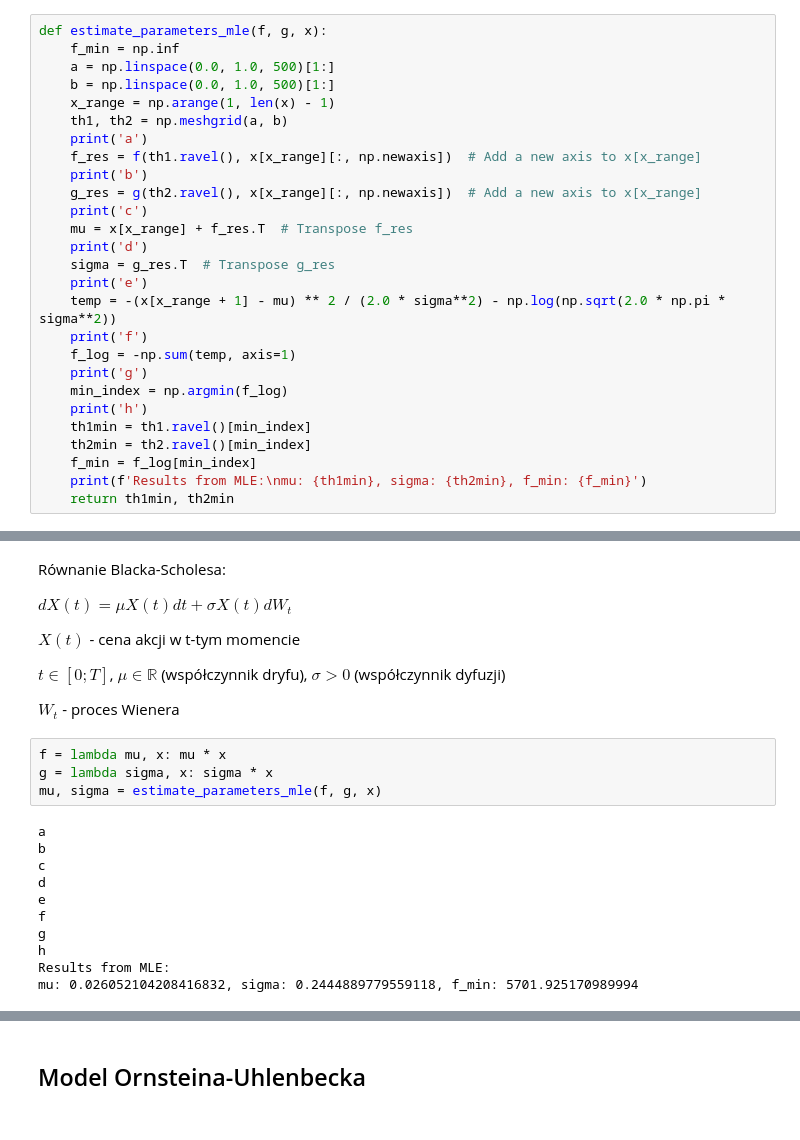
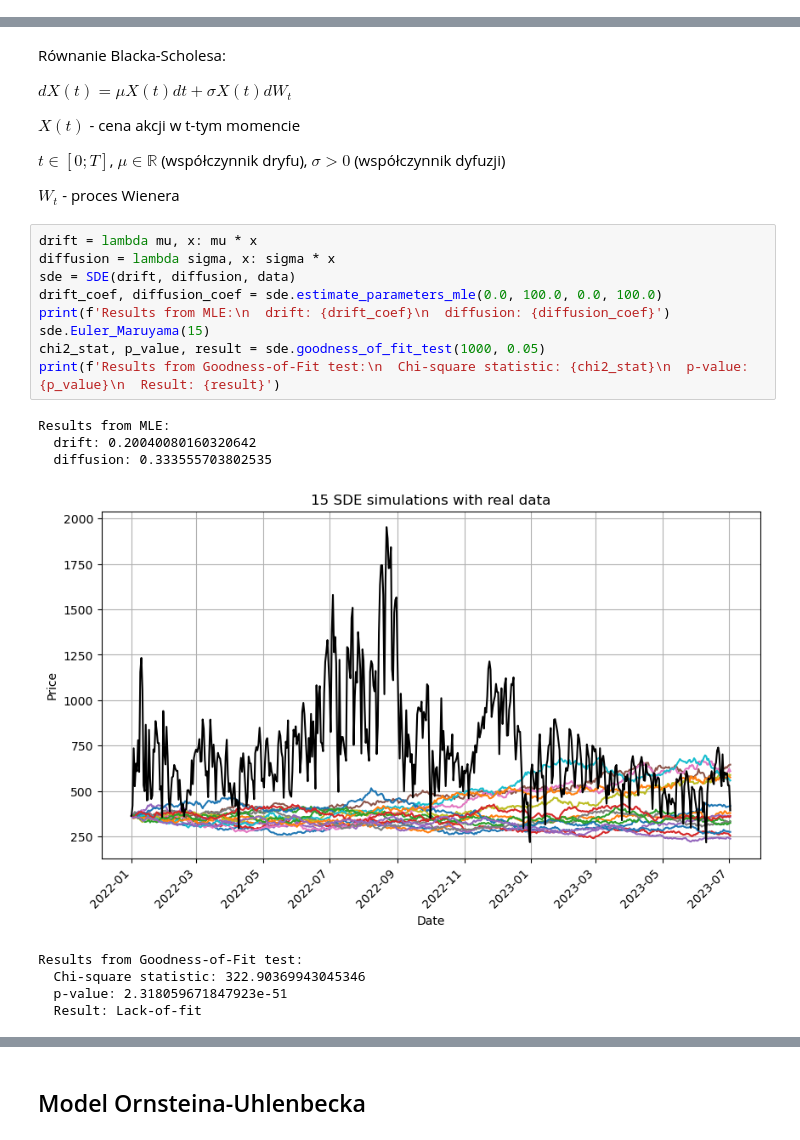
Before and after one commit to sadzikweronika/numerical_sdes, a Jupyter notebook: projekt.ipynb, the cells around one changed output, grey strips where cells are left out. Cells and saved outputs as stored; diff of their text form.

```diff
--- a/projekt.ipynb
+++ b/projekt.ipynb
@@ -34,27 +26,0 @@ plt.show()
-# %%
-def estimate_parameters_mle(f, g, x):
-    f_min = np.inf
-    a = np.linspace(0.0, 1.0, 500)[1:]
-    b = np.linspace(0.0, 1.0, 500)[1:]
-    x_range = np.arange(1, len(x) - 1)
-    th1, th2 = np.meshgrid(a, b)
-    print('a')
-    f_res = f(th1.ravel(), x[x_range][:, np.newaxis])  # Add a new axis to x[x_range]
-    print('b')
-    g_res = g(th2.ravel(), x[x_range][:, np.newaxis])  # Add a new axis to x[x_range]
-    print('c')
-    mu = x[x_range] + f_res.T  # Transpose f_res
-    print('d')
-    sigma = g_res.T  # Transpose g_res
-    print('e')
-    temp = -(x[x_range + 1] - mu) ** 2 / (2.0 * sigma**2) - np.log(np.sqrt(2.0 * np.pi * sigma**2))
-    print('f')
-    f_log = -np.sum(temp, axis=1)
-    print('g')
-    min_index = np.argmin(f_log)
-    print('h')
-    th1min = th1.ravel()[min_index]
-    th2min = th2.ravel()[min_index]
-    f_min = f_log[min_index]
-    print(f'Results from MLE:\nmu: {th1min}, sigma: {th2min}, f_min: {f_min}')
-    return th1min, th2min
@@ -175,17 +178,20 @@ $t\in [0;T]$, $\mu \in \mathbb{R}$ (współczynnik dryfu), $\sigma > 0$ (współ
 
 $W_t$ - proces Wienera
 # %%
-f = lambda mu, x: mu * x
-g = lambda sigma, x: sigma * x
-mu, sigma = estimate_parameters_mle(f, g, x)
+drift = lambda mu, x: mu * x
+diffusion = lambda sigma, x: sigma * x
+sde = SDE(drift, diffusion, data)
+drift_coef, diffusion_coef = sde.estimate_parameters_mle(0.0, 100.0, 0.0, 100.0)
+print(f'Results from MLE:\n  drift: {drift_coef}\n  diffusion: {diffusion_coef}')
+sde.Euler_Maruyama(15)
+chi2_stat, p_value, result = sde.goodness_of_fit_test(1000, 0.05)
+print(f'Results from Goodness-of-Fit test:\n  Chi-square statistic: {chi2_stat}\n  p-value: {p_value}\n  Result: {result}')
 # %% [output]
-a
-b
-c
-d
-e
-f
-g
-h
 Results from MLE:
-mu: 0.026052104208416832, sigma: 0.2444889779559118, f_min: 5701.925170989994
+  drift: 0.20040080160320642
+  diffusion: 0.333555703802535
+[figure, added]
+Results from Goodness-of-Fit test:
+  Chi-square statistic: 322.90369943045346
+  p-value: 2.318059671847923e-51
+  Result: Lack-of-fit
```
Also changed, not shown: parts of 16 cells of this notebook.
